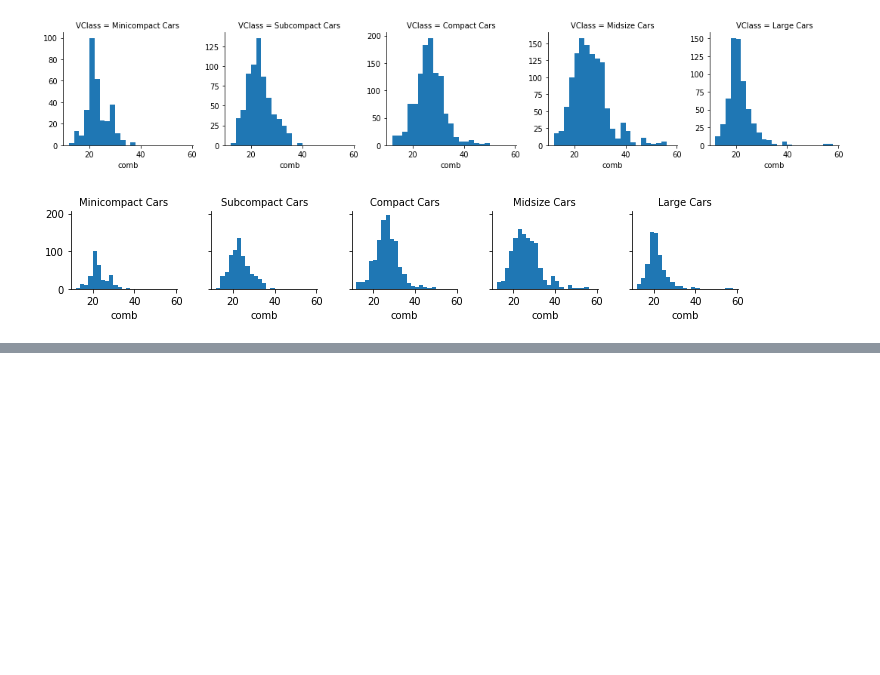
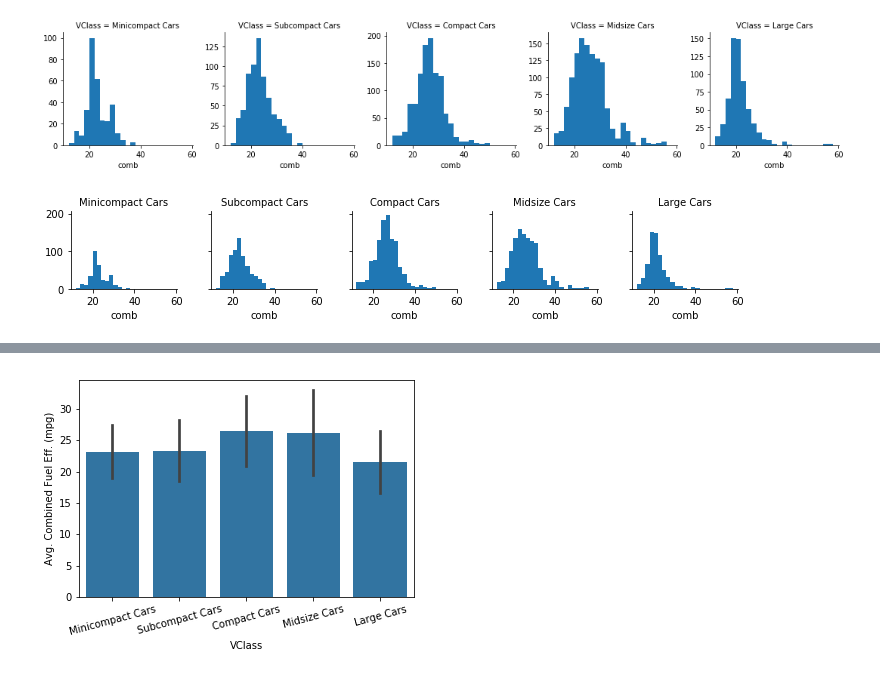
Before and after one commit to deepaksithu/Bivariate_Exploration_of_Data_Notes, a Jupyter notebook: Bivariate Exploration.ipynb, the cells around one changed output, grey strips where cells are left out. Drawn from its saved outputs; the diff is of its cells as text; code cells hidden in the pictures; blank space fills up the shorter version.

```diff
--- a/Bivariate Exploration.ipynb
+++ b/Bivariate Exploration.ipynb
@@ -394,0 +428,11 @@ g.set_titles('{col_name}');
+# %%
+# use whiskers to show standard deviation
+sns.barplot(data = fuel_econ,
+           x = 'VClass',
+           y = 'comb',
+           color = base_color,
+           ci = 'sd');
+plt.xticks(rotation = 15);
+plt.ylabel('Avg. Combined Fuel Eff. (mpg)');
+# %% [output]
+[figure, added]
```
Also changed, not shown: parts of 6 cells of this notebook.
